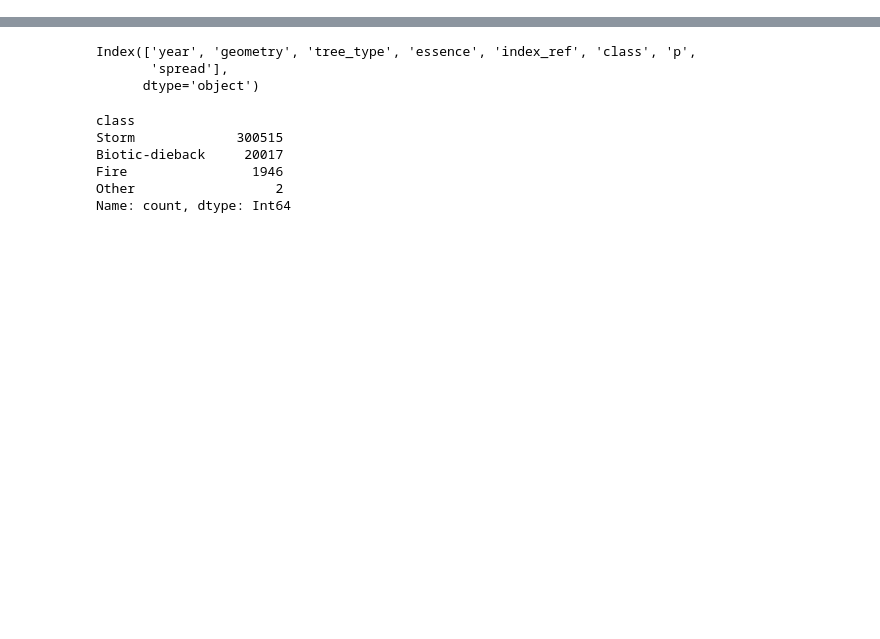
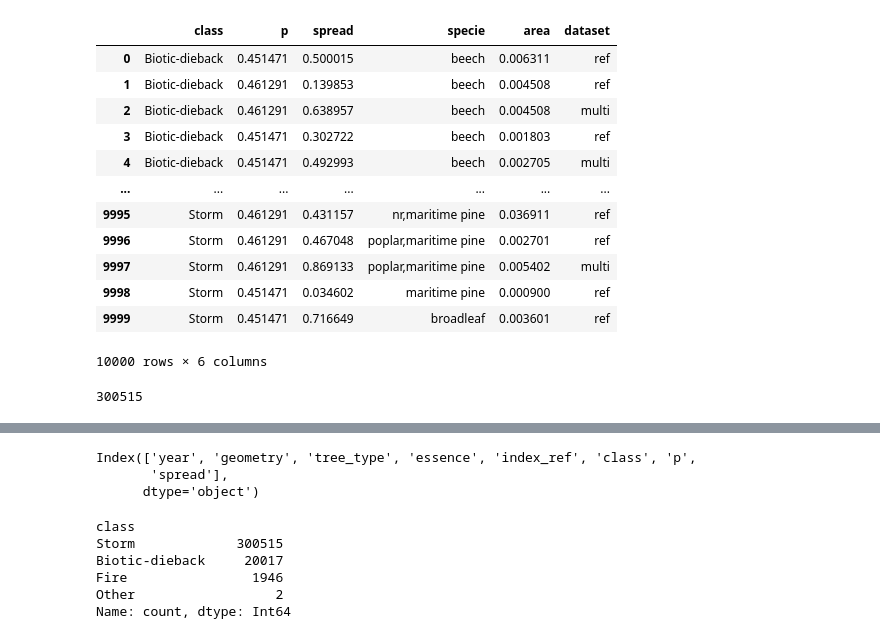
Before and after one commit to ArthurCalvi/Disturbance-Attribution-Dataset-Joining, a Jupyter notebook: visualisation/results.ipynb, the cells around one changed output, grey strips where cells are left out. Drawn from its saved outputs; the diff is of its cells as text; code cells hidden in the pictures; blank space fills up the shorter version.

```diff
--- a/visualisation/results.ipynb
+++ b/visualisation/results.ipynb
@@ -12,2 +126,22 @@ a['spread'] = [random.random() for x in range(10000)]
 a['p'] = sigmoid(data['p'])
 a.to_csv('attribution_chatgpt.csv')
+# %%
+a
+# %% [output]
+|  | class | p | spread | specie | area | dataset |
+| 0 | Biotic-dieback | 0.451471 | 0.500015 | beech | 0.006311 | ref |
+| 1 | Biotic-dieback | 0.461291 | 0.139853 | beech | 0.004508 | ref |
+| 2 | Biotic-dieback | 0.461291 | 0.638957 | beech | 0.004508 | multi |
+| 3 | Biotic-dieback | 0.451471 | 0.302722 | beech | 0.001803 | ref |
+| 4 | Biotic-dieback | 0.451471 | 0.492993 | beech | 0.002705 | multi |
+| ... | ... | ... | ... | ... | ... | ... |
+| 9995 | Storm | 0.461291 | 0.431157 | nr,maritime pine | 0.036911 | ref |
+| 9996 | Storm | 0.461291 | 0.467048 | poplar,maritime pine | 0.002701 | ref |
+| 9997 | Storm | 0.461291 | 0.869133 | poplar,maritime pine | 0.005402 | multi |
+| 9998 | Storm | 0.451471 | 0.034602 | maritime pine | 0.000900 | ref |
+| 9999 | Storm | 0.451471 | 0.716649 | broadleaf | 0.003601 | ref |
+10000 rows × 6 columns
+# %%
+data['class'].value_counts().max()
+# %% [output]
+300515
```
Also changed, not shown: parts of 15 cells of this notebook, 34 other files.
